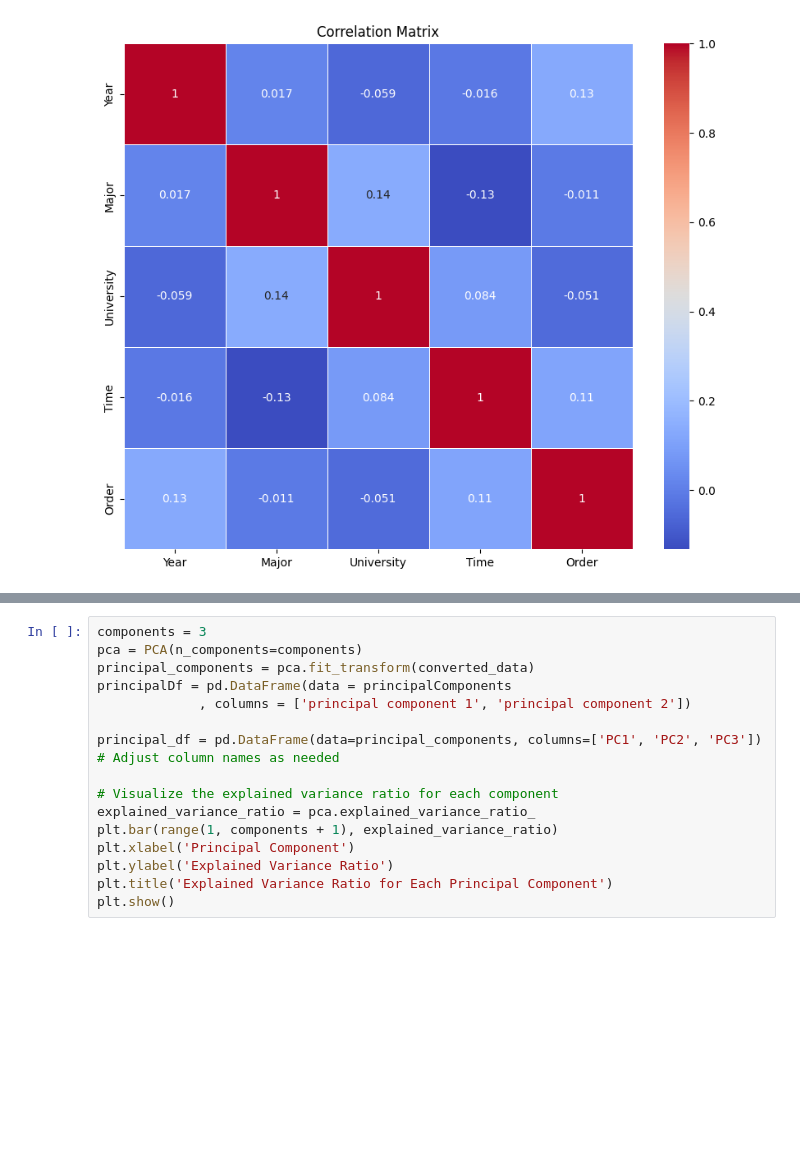
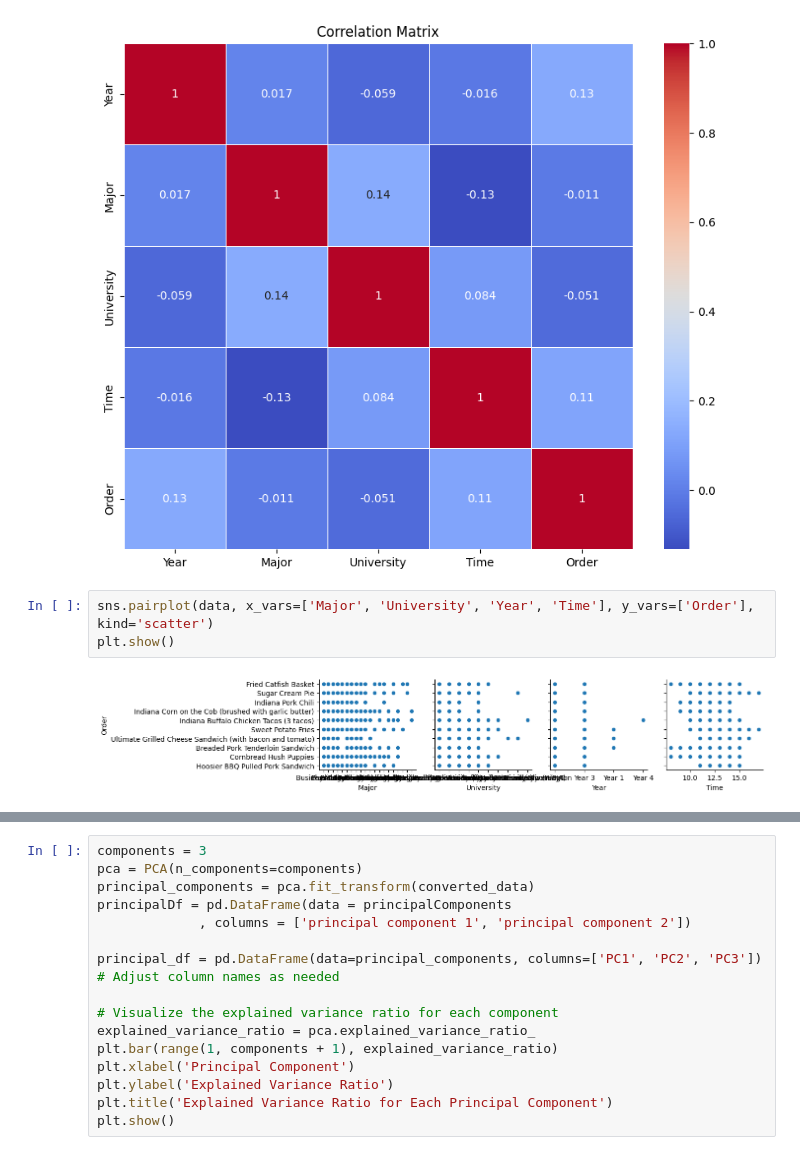
Before and after one commit to nate628426/xtern2024_analysis, a Jupyter notebook: exploratory_analysis.ipynb, the cells around one changed output, grey strips where cells are left out. Cells and saved outputs as stored; diff of their text form; blank space fills up the shorter version.

```diff
--- a/exploratory_analysis.ipynb
+++ b/exploratory_analysis.ipynb
@@ -96,3 +130,8 @@ plt.title('Correlation Matrix')
 plt.show()
 # %% [output]
 [figure]
+# %%
+sns.pairplot(data, x_vars=['Major', 'University', 'Year', 'Time'], y_vars=['Order'], kind='scatter')
+plt.show()
+# %% [output]
+[figure, added]
```
Also changed, not shown: parts of 21 cells of this notebook, 1 other file.
